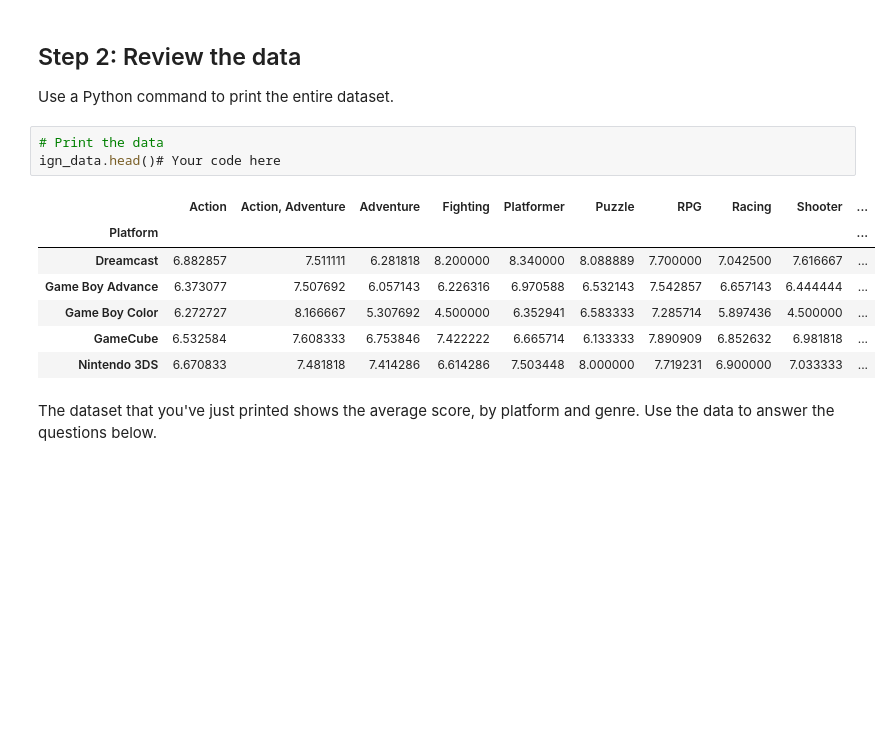
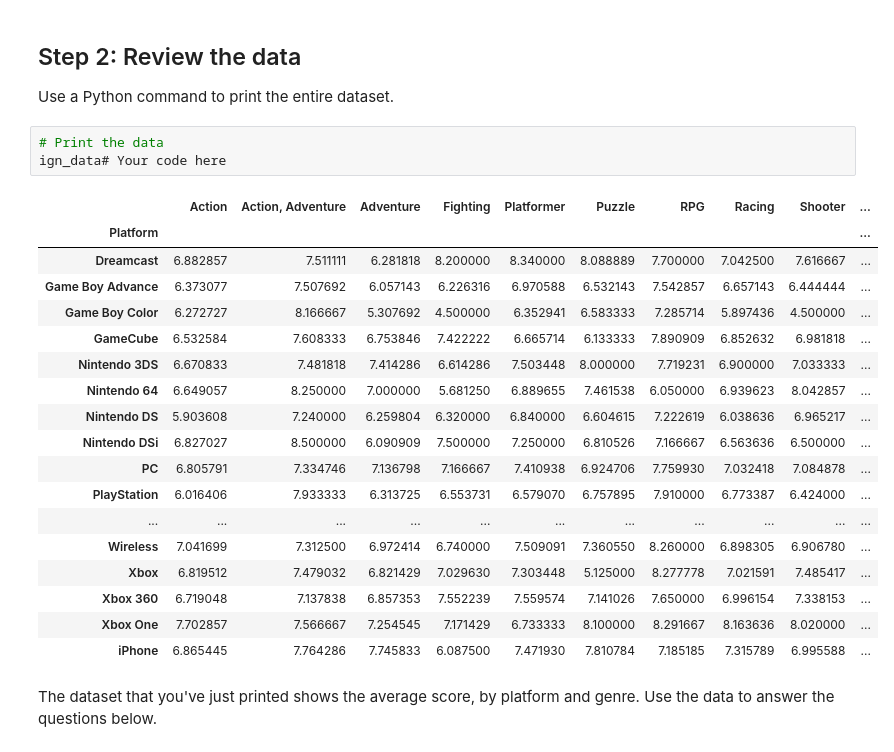
Before and after one commit to Dravin-l/DATA-VISUALISATION, a Jupyter notebook: exercise-bar-charts-and-heatmaps.ipynb, the cells around one changed output. Saved outputs shown, nothing was run; the diff lists cells and outputs as text; blank space fills up the shorter version.

```diff
--- a/exercise-bar-charts-and-heatmaps.ipynb
+++ b/exercise-bar-charts-and-heatmaps.ipynb
@@ -64,15 +64,26 @@ step_1.check()
 Use a Python command to print the entire dataset.
 # %%
 # Print the data
-ign_data.head()# Your code here
+ign_data# Your code here
 # %% [output]
 |  | Action | Action, Adventure | Adventure | Fighting | Platformer | Puzzle | RPG | Racing | Shooter | ... |
 | Platform |  |  |  |  |  |  |  |  |  | ... |
 | Dreamcast | 6.882857 | 7.511111 | 6.281818 | 8.200000 | 8.340000 | 8.088889 | 7.700000 | 7.042500 | 7.616667 | ... |
 | Game Boy Advance | 6.373077 | 7.507692 | 6.057143 | 6.226316 | 6.970588 | 6.532143 | 7.542857 | 6.657143 | 6.444444 | ... |
 | Game Boy Color | 6.272727 | 8.166667 | 5.307692 | 4.500000 | 6.352941 | 6.583333 | 7.285714 | 5.897436 | 4.500000 | ... |
 | GameCube | 6.532584 | 7.608333 | 6.753846 | 7.422222 | 6.665714 | 6.133333 | 7.890909 | 6.852632 | 6.981818 | ... |
 | Nintendo 3DS | 6.670833 | 7.481818 | 7.414286 | 6.614286 | 7.503448 | 8.000000 | 7.719231 | 6.900000 | 7.033333 | ... |
+| Nintendo 64 | 6.649057 | 8.250000 | 7.000000 | 5.681250 | 6.889655 | 7.461538 | 6.050000 | 6.939623 | 8.042857 | ... |
+| Nintendo DS | 5.903608 | 7.240000 | 6.259804 | 6.320000 | 6.840000 | 6.604615 | 7.222619 | 6.038636 | 6.965217 | ... |
+| Nintendo DSi | 6.827027 | 8.500000 | 6.090909 | 7.500000 | 7.250000 | 6.810526 | 7.166667 | 6.563636 | 6.500000 | ... |
+| PC | 6.805791 | 7.334746 | 7.136798 | 7.166667 | 7.410938 | 6.924706 | 7.759930 | 7.032418 | 7.084878 | ... |
+| PlayStation | 6.016406 | 7.933333 | 6.313725 | 6.553731 | 6.579070 | 6.757895 | 7.910000 | 6.773387 | 6.424000 | ... |
+| ... | ... | ... | ... | ... | ... | ... | ... | ... | ... | ... |
+| Wireless | 7.041699 | 7.312500 | 6.972414 | 6.740000 | 7.509091 | 7.360550 | 8.260000 | 6.898305 | 6.906780 | ... |
+| Xbox | 6.819512 | 7.479032 | 6.821429 | 7.029630 | 7.303448 | 5.125000 | 8.277778 | 7.021591 | 7.485417 | ... |
+| Xbox 360 | 6.719048 | 7.137838 | 6.857353 | 7.552239 | 7.559574 | 7.141026 | 7.650000 | 6.996154 | 7.338153 | ... |
+| Xbox One | 7.702857 | 7.566667 | 7.254545 | 7.171429 | 6.733333 | 8.100000 | 8.291667 | 8.163636 | 8.020000 | ... |
+| iPhone | 6.865445 | 7.764286 | 7.745833 | 6.087500 | 7.471930 | 7.810784 | 7.185185 | 7.315789 | 6.995588 | ... |
 # %% [markdown]
 The dataset that you've just printed shows the average score, by platform and genre.  Use the data to answer the questions below.
 # %%
```
Also changed, not shown: parts of 1 cell of this notebook.
